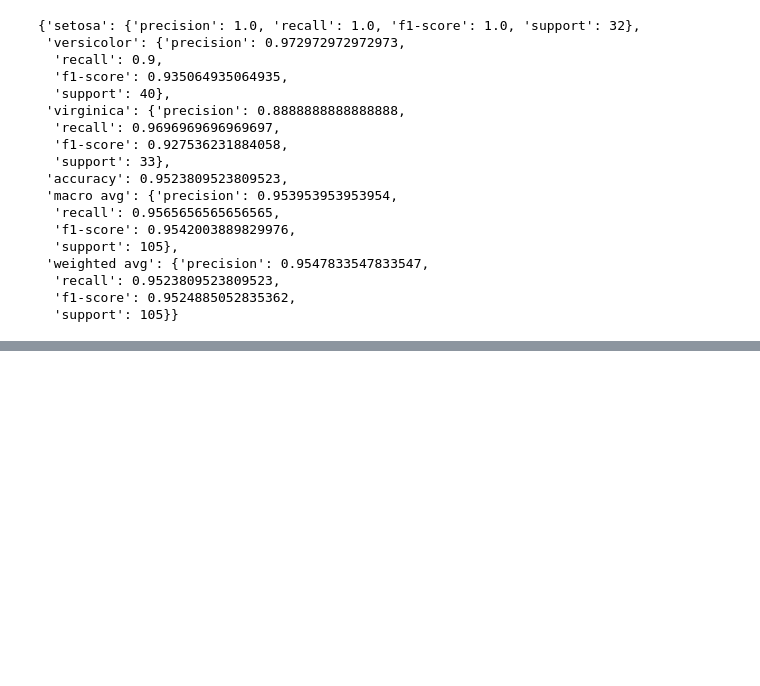
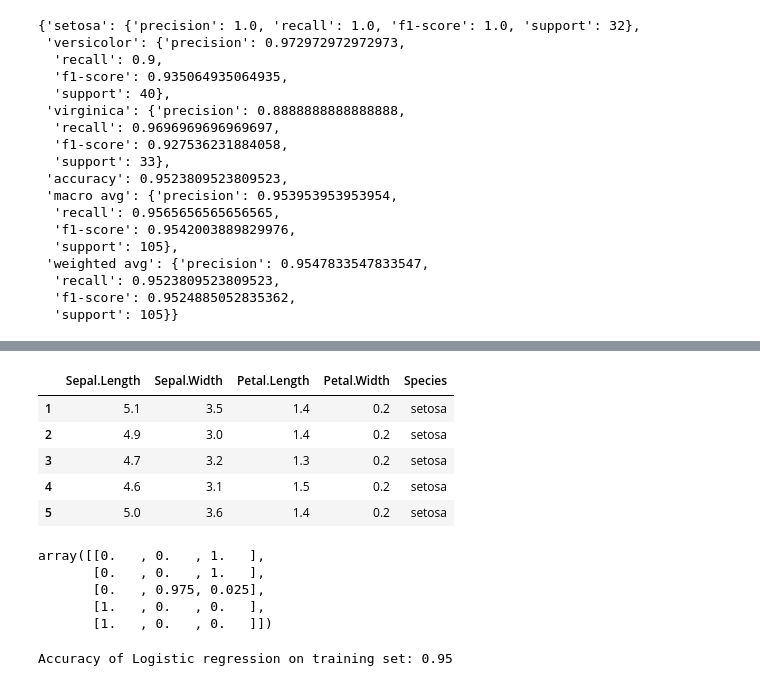
Before and after one commit to Johndsalas/ds-methodologies-exercises, a Jupyter notebook: classification/model.ipynb, the cells around one changed output, grey strips where cells are left out. Cells and saved outputs as stored; diff of their text form; code cells hidden in the pictures; blank space fills up the shorter version.

```diff
--- a/classification/model.ipynb
+++ b/classification/model.ipynb
@@ -163,0 +209,11 @@ cr
+# %%
+# get fresh iris data
+df_iris=data('iris')
+df_iris.head()
+# %% [output]
+|  | Sepal.Length | Sepal.Width | Petal.Length | Petal.Width | Species |
+| 1 | 5.1 | 3.5 | 1.4 | 0.2 | setosa |
+| 2 | 4.9 | 3.0 | 1.4 | 0.2 | setosa |
+| 3 | 4.7 | 3.2 | 1.3 | 0.2 | setosa |
+| 4 | 4.6 | 3.1 | 1.5 | 0.2 | setosa |
+| 5 | 5.0 | 3.6 | 1.4 | 0.2 | setosa |
@@ -163,0 +228,20 @@ cr
+# %%
+# create decition tree object
+clf=DecisionTreeClassifier(criterion='entropy',max_depth=3,random_state=123)
+# fit data to object
+clf.fit(X_train,y_train)
+# create predictions
+y_pred=clf.predict(X_train)
+y_pred_proba=clf.predict_proba(X_train)
+y_pred_proba[:5]
+# %% [output]
+array([[0.   , 0.   , 1.   ],
+       [0.   , 0.   , 1.   ],
+       [0.   , 0.975, 0.025],
+       [1.   , 0.   , 0.   ],
+       [1.   , 0.   , 0.   ]])
+# %%
+# print model score
+print('Accuracy of Logistic regression on training set: {:.2f}'.format(logit.score(x_train,y_train)))
+# %% [output]
+Accuracy of Logistic regression on training set: 0.95
```
Also changed, not shown: parts of 46 cells of this notebook, 1 other file.
